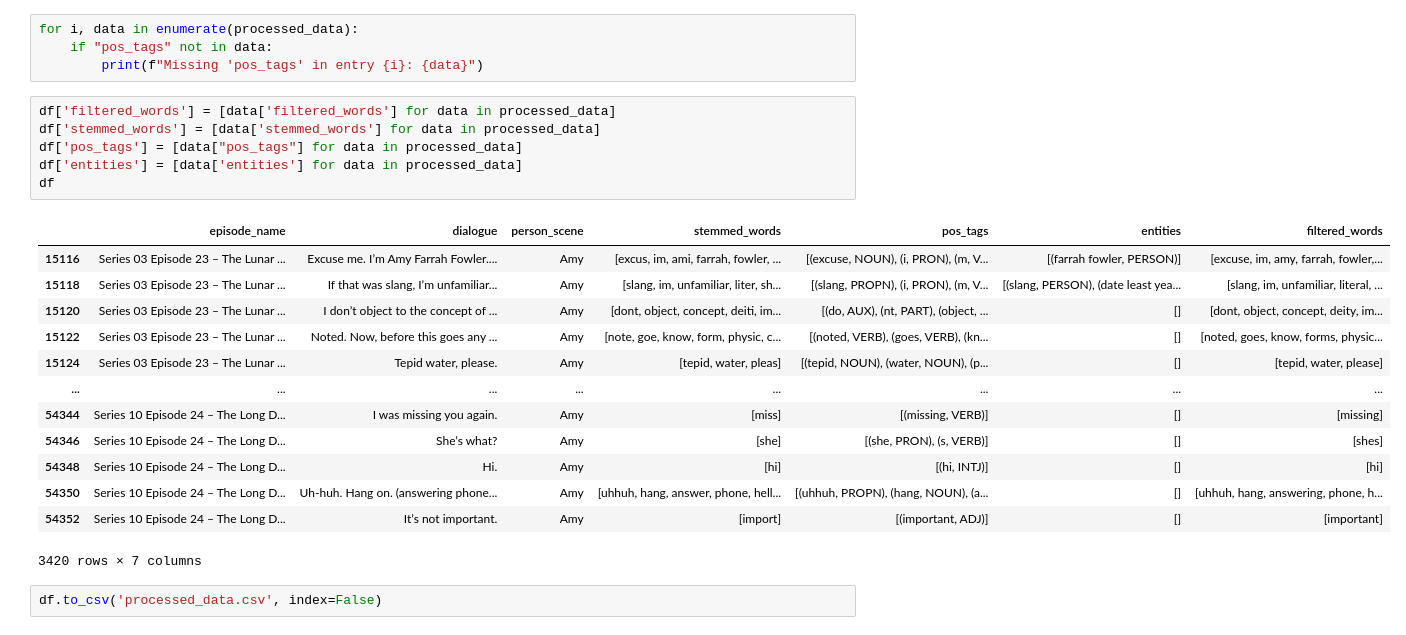
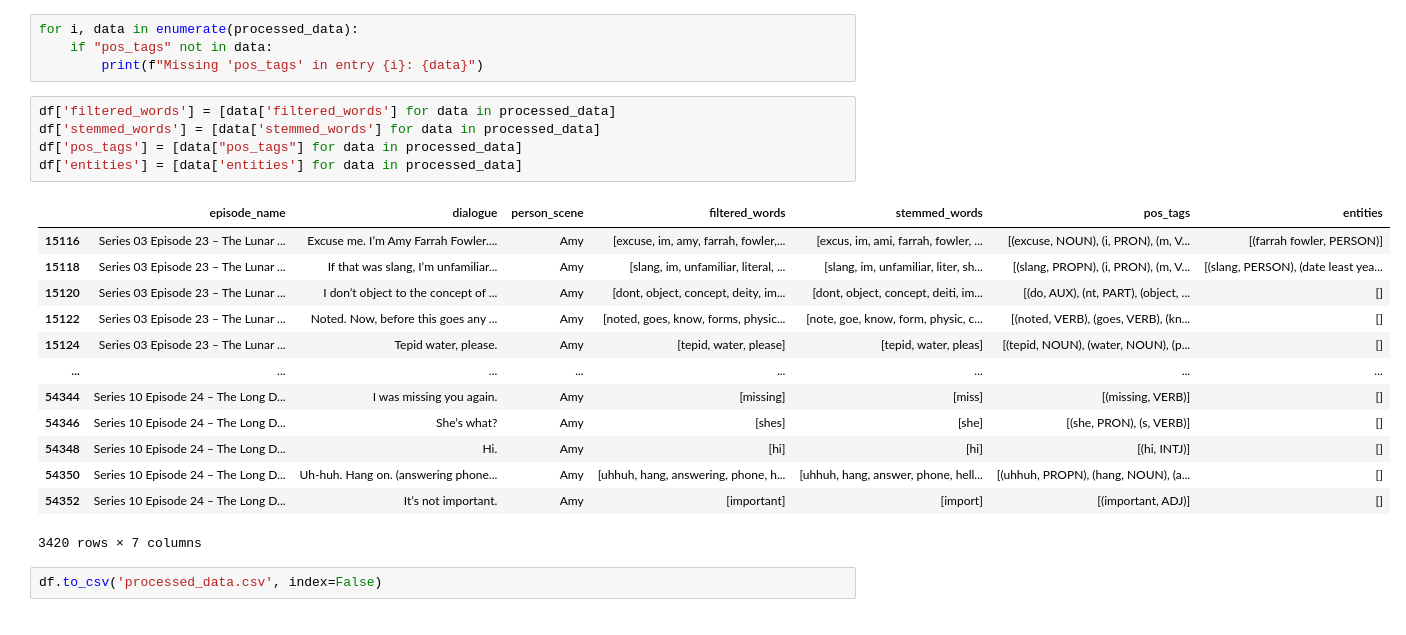
Before and after one commit to voira/text_mining_a1, a Jupyter notebook: preprocessing.ipynb, the cells around one changed output. Saved outputs shown, nothing was run; the diff lists cells and outputs as text.

```diff
--- a/preprocessing.ipynb
+++ b/preprocessing.ipynb
@@ -124,22 +128,21 @@ for i, data in enumerate(processed_data):
 # %%
 df['filtered_words'] = [data['filtered_words'] for data in processed_data]
 df['stemmed_words'] = [data['stemmed_words'] for data in processed_data]
 df['pos_tags'] = [data["pos_tags"] for data in processed_data]
 df['entities'] = [data['entities'] for data in processed_data]
-df
 # %% [output]
-|  | episode_name | dialogue | person_scene | stemmed_words | pos_tags | entities | filtered_words |
-| 15116 | Series 03 Episode 23 – The Lunar ... | Excuse me. I’m Amy Farrah Fowler.... | Amy | [excus, im, ami, farrah, fowler, ... | [(excuse, NOUN), (i, PRON), (m, V... | [(farrah fowler, PERSON)] | [excuse, im, amy, farrah, fowler,... |
-| 15118 | Series 03 Episode 23 – The Lunar ... | If that was slang, I’m unfamiliar... | Amy | [slang, im, unfamiliar, liter, sh... | [(slang, PROPN), (i, PRON), (m, V... | [(slang, PERSON), (date least yea... | [slang, im, unfamiliar, literal, ... |
-| 15120 | Series 03 Episode 23 – The Lunar ... | I don’t object to the concept of ... | Amy | [dont, object, concept, deiti, im... | [(do, AUX), (nt, PART), (object, ... | [] | [dont, object, concept, deity, im... |
-| 15122 | Series 03 Episode 23 – The Lunar ... | Noted. Now, before this goes any ... | Amy | [note, goe, know, form, physic, c... | [(noted, VERB), (goes, VERB), (kn... | [] | [noted, goes, know, forms, physic... |
-| 15124 | Series 03 Episode 23 – The Lunar ... | Tepid water, please. | Amy | [tepid, water, pleas] | [(tepid, NOUN), (water, NOUN), (p... | [] | [tepid, water, please] |
+|  | episode_name | dialogue | person_scene | filtered_words | stemmed_words | pos_tags | entities |
+| 15116 | Series 03 Episode 23 – The Lunar ... | Excuse me. I’m Amy Farrah Fowler.... | Amy | [excuse, im, amy, farrah, fowler,... | [excus, im, ami, farrah, fowler, ... | [(excuse, NOUN), (i, PRON), (m, V... | [(farrah fowler, PERSON)] |
+| 15118 | Series 03 Episode 23 – The Lunar ... | If that was slang, I’m unfamiliar... | Amy | [slang, im, unfamiliar, literal, ... | [slang, im, unfamiliar, liter, sh... | [(slang, PROPN), (i, PRON), (m, V... | [(slang, PERSON), (date least yea... |
+| 15120 | Series 03 Episode 23 – The Lunar ... | I don’t object to the concept of ... | Amy | [dont, object, concept, deity, im... | [dont, object, concept, deiti, im... | [(do, AUX), (nt, PART), (object, ... | [] |
+| 15122 | Series 03 Episode 23 – The Lunar ... | Noted. Now, before this goes any ... | Amy | [noted, goes, know, forms, physic... | [note, goe, know, form, physic, c... | [(noted, VERB), (goes, VERB), (kn... | [] |
+| 15124 | Series 03 Episode 23 – The Lunar ... | Tepid water, please. | Amy | [tepid, water, please] | [tepid, water, pleas] | [(tepid, NOUN), (water, NOUN), (p... | [] |
 | ... | ... | ... | ... | ... | ... | ... | ... |
-| 54344 | Series 10 Episode 24 – The Long D... | I was missing you again. | Amy | [miss] | [(missing, VERB)] | [] | [missing] |
-| 54346 | Series 10 Episode 24 – The Long D... | She’s what? | Amy | [she] | [(she, PRON), (s, VERB)] | [] | [shes] |
-| 54348 | Series 10 Episode 24 – The Long D... | Hi. | Amy | [hi] | [(hi, INTJ)] | [] | [hi] |
-| 54350 | Series 10 Episode 24 – The Long D... | Uh-huh. Hang on. (answering phone... | Amy | [uhhuh, hang, answer, phone, hell... | [(uhhuh, PROPN), (hang, NOUN), (a... | [] | [uhhuh, hang, answering, phone, h... |
-| 54352 | Series 10 Episode 24 – The Long D... | It’s not important. | Amy | [import] | [(important, ADJ)] | [] | [important] |
+| 54344 | Series 10 Episode 24 – The Long D... | I was missing you again. | Amy | [missing] | [miss] | [(missing, VERB)] | [] |
+| 54346 | Series 10 Episode 24 – The Long D... | She’s what? | Amy | [shes] | [she] | [(she, PRON), (s, VERB)] | [] |
+| 54348 | Series 10 Episode 24 – The Long D... | Hi. | Amy | [hi] | [hi] | [(hi, INTJ)] | [] |
+| 54350 | Series 10 Episode 24 – The Long D... | Uh-huh. Hang on. (answering phone... | Amy | [uhhuh, hang, answering, phone, h... | [uhhuh, hang, answer, phone, hell... | [(uhhuh, PROPN), (hang, NOUN), (a... | [] |
+| 54352 | Series 10 Episode 24 – The Long D... | It’s not important. | Amy | [important] | [import] | [(important, ADJ)] | [] |
 3420 rows × 7 columns
 # %%
 df.to_csv('processed_data.csv', index=False)
```
Also changed, not shown: parts of 7 cells of this notebook.
